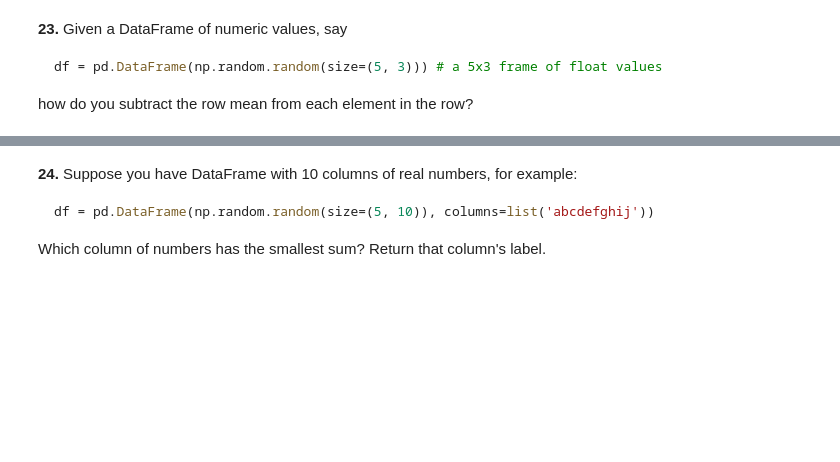
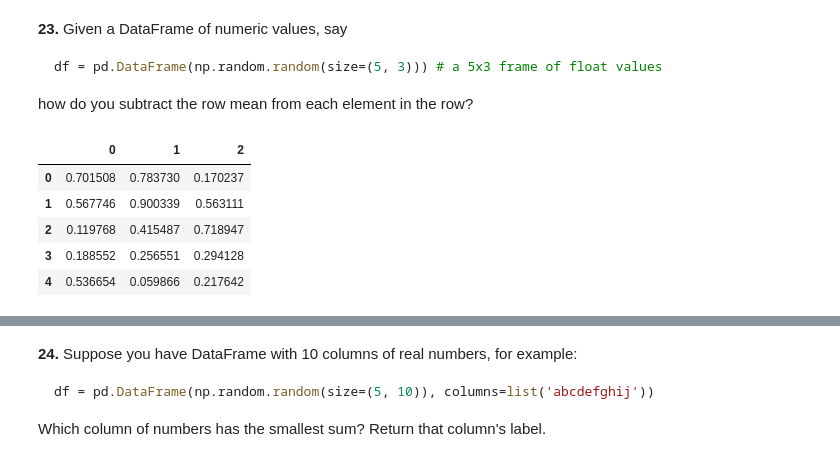
Before and after one commit to lainslie-18/100-pandas-puzzles, a Jupyter notebook: 100-pandas-puzzles.ipynb, the cells around one changed output, grey strips where cells are left out. Saved outputs shown, nothing was run; the diff lists cells and outputs as text; code cells hidden in the pictures; blank space fills up the shorter version.

````diff
--- a/100-pandas-puzzles.ipynb
+++ b/100-pandas-puzzles.ipynb
@@ -343,3 +352,13 @@ df = pd.DataFrame(np.random.random(size=(5, 3))) # a 5x3 frame of float values
 ```
 
 how do you subtract the row mean from each element in the row?
+# %%
+df = pd.DataFrame(np.random.random(size=(5, 3)))
+df
+# %% [output]
+|  | 0 | 1 | 2 |
+| 0 | 0.701508 | 0.783730 | 0.170237 |
+| 1 | 0.567746 | 0.900339 | 0.563111 |
+| 2 | 0.119768 | 0.415487 | 0.718947 |
+| 3 | 0.188552 | 0.256551 | 0.294128 |
+| 4 | 0.536654 | 0.059866 | 0.217642 |
````
Also changed, not shown: parts of 9 cells of this notebook.
